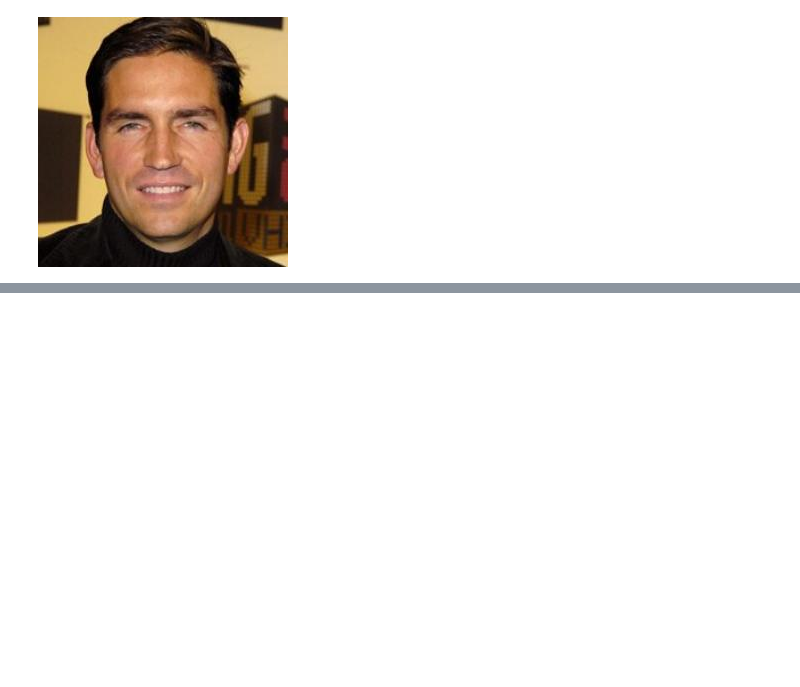
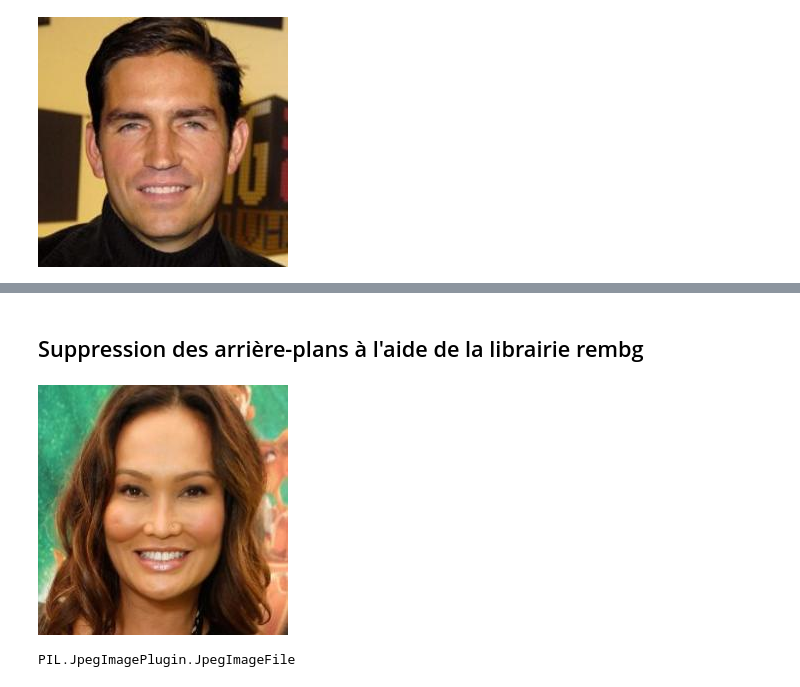
Before and after one commit to ABoulgakov/sketch2face, a Jupyter notebook: notebooks/datascientist_ET.ipynb, the cells around one changed output, grey strips where cells are left out. Drawn from its saved outputs; the diff is of its cells as text; code cells hidden in the pictures; blank space fills up the shorter version.

```diff
--- a/notebooks/datascientist_ET.ipynb
+++ b/notebooks/datascientist_ET.ipynb
@@ -37,0 +150,2 @@ images_array[1]
+# %% [markdown]
+## Suppression des arrière-plans à l'aide de la librairie rembg
@@ -37,0 +156,10 @@ images_array[1]
+# %%
+input = Image.open('../data/raw_data/FS2K/photo/photo1/image0001.jpg')
+# %%
+input
+# %% [output]
+[figure, added]
+# %%
+type(input)
+# %% [output]
+PIL.JpegImagePlugin.JpegImageFile
```
Also changed, not shown: parts of 27 cells of this notebook, 1 other file.
